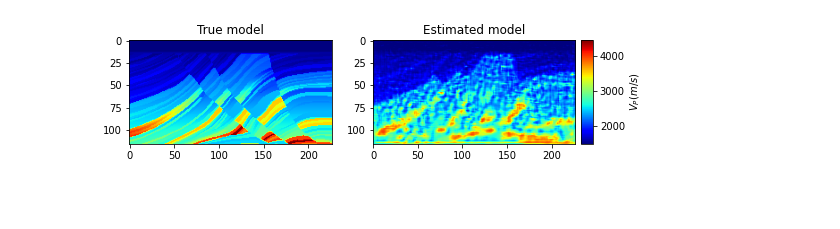
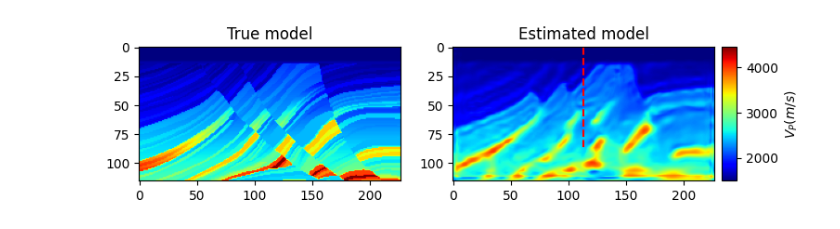
Before and after one commit to AmirMardan/pinn_fwi, a Jupyter notebook: pinn_fwi.ipynb, the cells around one changed output. Drawn from its saved outputs; the diff is of its cells as text; code cells hidden in the pictures; blank space fills up the shorter version.

```diff
--- a/pinn_fwi.ipynb
+++ b/pinn_fwi.ipynb
@@ -44,9 +52,17 @@ from networks import Autoencoder
 # %%
+print(f"Running on {DEVICE}")
 d_obs = torch.load(
     f= PATH + "/data_model/taux_obs_" + PACKAGE + "_" + MODEL + "_" + str(N_SHOTS)
     )
+
+# TODO:  Normalize
 # d_obs = data_normalization(d_obs)
 d_obs = d_obs.unsqueeze(0).to(device=DEVICE)
 
-print(d_obs.shape)
+vp, vp0 = earth_model(MODEL, smooth=15,
+                      device=DEVICE)
+
+well_locations = int(vp.shape[1] //2)
+depth = int(3 * vp.shape[0] // 4)
+well_data = vp[:depth, well_locations]
 # %% [output]
@@ -54,15 +70,24 @@ torch.Size([1, 18, 150, 447])
 # %%
-criteria = torch.nn.MSELoss(reduction='sum')
+criteria = torch.nn.L1Loss(reduction='sum')
 
-autoencoder = Autoencoder(batch_size=BATCH_SIZE, in_channels=N_SHOTS,
-                  n_blocks_encoder=N_BLOCKS_ENCODER, n_blocks_decoder=N_BLOCKS_DECODER,
-                  final_size_encoder=FINAL_SIZE_ENCODER, initial_shape_decoder=DECODER_INITIAL_SHAPE,
-                  nt=NT, nr=N_RECEIVERS, final_spatial_shape=model_shape,
-                  m_min=VP_MIN, m_max=VP_MAX,
-                  final_out_channels=1
-                  )
+autoencoder = Autoencoder(
+        batch_size=BATCH_SIZE,
+        in_channels=N_SHOTS,
+        n_blocks_encoder=N_BLOCKS_ENCODER,
+        n_blocks_decoder=N_BLOCKS_DECODER,
+        final_size_encoder=FINAL_SIZE_ENCODER,
+        initial_shape_decoder=DECODER_INITIAL_SHAPE,
+        nt=NT, nr=N_RECEIVERS,
+        final_spatial_shape=model_shape,
+        m_min=VP_MIN, m_max=VP_MAX,
+        final_out_channels=FINAL_OUT_CHANNEL
+        )
+
 autoencoder = autoencoder.to(device=DEVICE)
 # %%
 optim_autoencoder = torch.optim.Adam(autoencoder.parameters(), lr=1e-3, betas=(0.5, 0.9))
-scheduler_autoencoder = torch.optim.lr_scheduler.StepLR(optim_autoencoder, 200, gamma=0.5)
-all_loss = []
+scheduler_autoencoder = torch.optim.lr_scheduler.StepLR(optim_autoencoder, LR_MILESTONE, gamma=0.5)
+
+all_loss_data = []
+all_loss_model = []
+all_loss_prior = []
@@ -108,27 +178,30 @@ Iteration 276 ===== loss: 7.431175849503941
 # %%
-vp, _ = earth_model("marmousi_bl", smooth=15, device="cpu")
+vp = vp.cpu()
 vp_min = vp.min()
 vp_max = vp.max()
 
 estimated = autoencoder(d_obs)[0,0, ...]
 estimated = estimated.cpu().detach()
 
 fig, ax = plt.subplots(1,2, figsize=(8, 4))
 im = ax[0].imshow(vp, cmap="jet", vmin=vp_min,
                    vmax=vp_max)
+
 ax[0].set_title("True model")
 
 # ax.invert_yaxis()
 im = ax[1].imshow(estimated, cmap="jet", vmin=vp_min,
                    vmax=vp_max)
 ax[1].set_title("Estimated model")
+ax[1].plot([well_locations, well_locations],
+         [0, depth], 'r', linestyle="--")
 points = ax[1].get_position().get_points()
 dy = points[1, 1] - points[0, 1]
 
 cax = fig.add_axes([0.91, points[0, 1], 0.02, dy])
 cax.yaxis.set_ticks_position("right")
 cbar = fig.colorbar(im, cax=cax, orientation="vertical",
                     extend="neither", label="$V_P (m/s)$"
                     )
 # %% [output]
-[figure, old version]
+[figure, new version]
```
Also changed, not shown: parts of 21 cells of this notebook, 5 other files.
